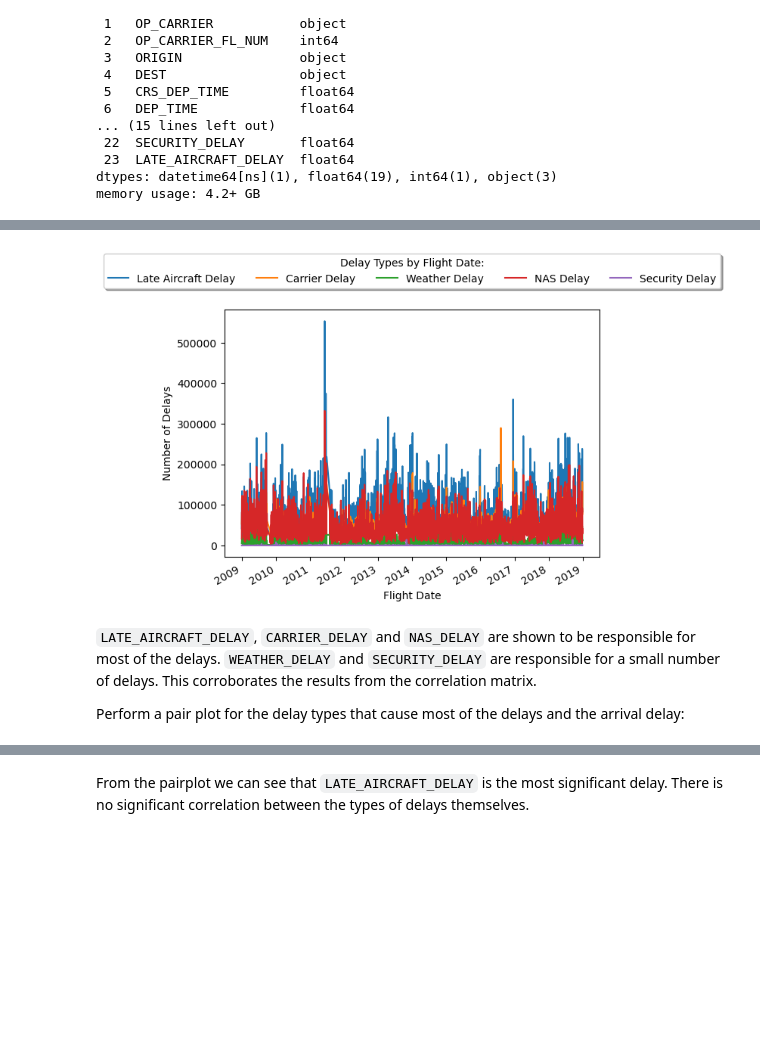
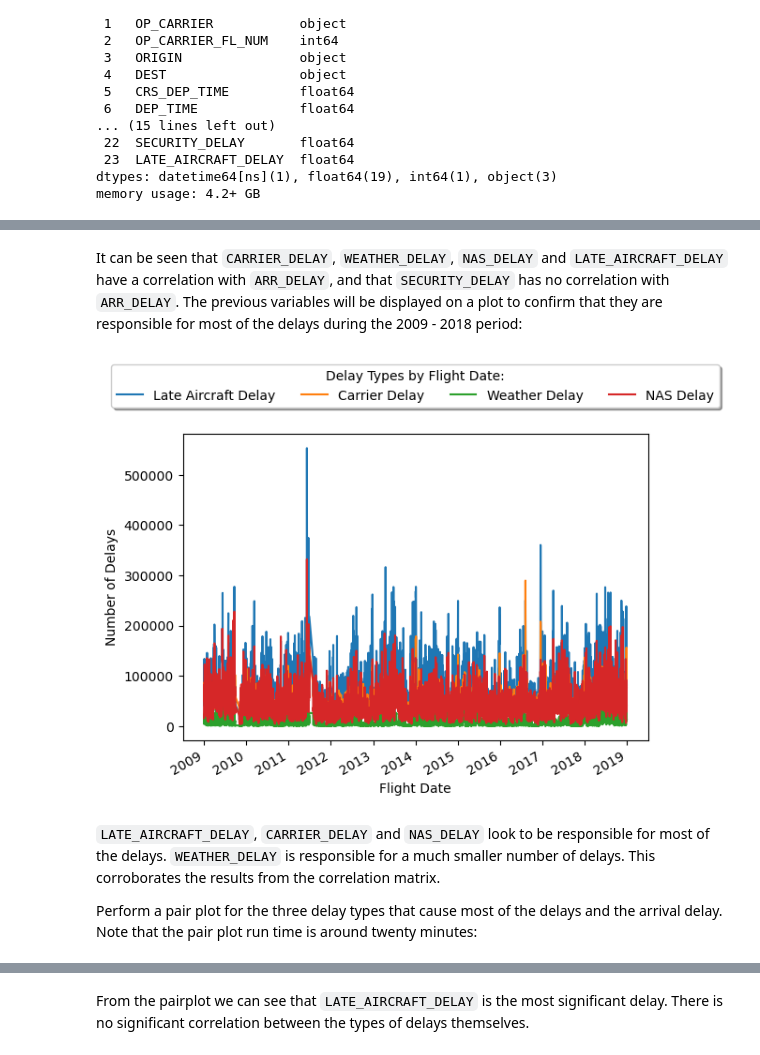
Before and after one commit to misterpsmith/wgu-d195, a Jupyter notebook: flight-delay-causes.ipynb, the cells around one changed output, grey strips where cells are left out. Saved outputs shown, nothing was run; the diff lists cells and outputs as text; code cells hidden in the pictures; blank space fills up the shorter version.

```diff
--- a/flight-delay-causes.ipynb
+++ b/flight-delay-causes.ipynb
@@ -365,9 +365,7 @@ After removing cancelled and diverted flights: (60438213, 27)
 The `CANCELLED`, `CANCELLATION_CODE` and `DIVERTED` columns are removed from the main dataset, since they are not needed, and the number of rows and columns in the main dataset are displayed:
 # %%
 # Remove CANCELLED, CANCELLATION_CODE and DIVERTED columns from the dataset.
-flights.drop(['CANCELLED'], axis = 1, inplace = True)
-flights.drop(['CANCELLATION_CODE'], axis = 1, inplace = True)
-flights.drop(['DIVERTED'], axis = 1, inplace = True)
+flights.drop(['CANCELLED', 'CANCELLATION_CODE', 'DIVERTED'], axis = 1, inplace = True)
 
 # Show the number of rows and columns after the columns have been removed.
 print("Remaining rows x columns:", flights.shape)
@@ -587,0 +594,7 @@ It can be seen that `CARRIER_DELAY`, `WEATHER_DELAY`, `NAS_DELAY` and `LATE_AIRC
+# %%
+# Remove the multicollinear columns.
+flights.drop(['DEP_TIME', 'WHEELS_OFF', 'CRS_DEP_TIME', 'WHEELS_ON', 'ARR_TIME', 'DEP_DELAY',
+              'ACTUAL_ELAPSED_TIME', 'CRS_ELAPSED_TIME', 'AIR_TIME', 'DISTANCE'], axis = 1, inplace = True)
+
+# Display the structure of the dataset to show that these columns were removed.
+flights.info()
@@ -588,26 +626,27 @@ It can be seen that `CARRIER_DELAY`, `WEATHER_DELAY`, `NAS_DELAY` and `LATE_AIRC
+# %% [markdown]
+It can be seen that `CARRIER_DELAY`, `WEATHER_DELAY`, `NAS_DELAY` and `LATE_AIRCRAFT_DELAY` have a correlation with `ARR_DELAY`, and that `SECURITY_DELAY` has no correlation with `ARR_DELAY`. The previous variables will be displayed on a plot to confirm that they are responsible for most of the delays during the 2009 - 2018 period:
 # %%
 # Produce a plot based on the correlated DELAY variables by flight date.
 # Create a dataset that contain only the correlated DELAY columns and the FL_DATE column.
-flights_subset = flights.filter(['FL_DATE', 'CARRIER_DELAY', 'WEATHER_DELAY', 'NAS_DELAY',
-                                 'SECURITY_DELAY', 'LATE_AIRCRAFT_DELAY'], axis = 1)
+flights_subset = flights.filter(['FL_DATE', 'CARRIER_DELAY', 'WEATHER_DELAY', 'NAS_DELAY', 'LATE_AIRCRAFT_DELAY'], axis = 1)
 
 # Group by those variables set up the plot options.
 flights_subset = flights_subset.groupby('FL_DATE')[['LATE_AIRCRAFT_DELAY', 'CARRIER_DELAY',
-                                                   'WEATHER_DELAY', 'NAS_DELAY', 'SECURITY_DELAY']].sum().plot()
-flights_subset.legend(['Late Aircraft Delay', 'Carrier Delay', 'Weather Delay', 'NAS Delay', 'Security Delay'],
+                                                   'WEATHER_DELAY', 'NAS_DELAY']].sum().plot()
+flights_subset.legend(['Late Aircraft Delay', 'Carrier Delay', 'Weather Delay', 'NAS Delay'],
                       loc = 'upper center', title = 'Delay Types by Flight Date:', bbox_to_anchor = (0.5, 1.25),
                       ncol = 5, fancybox = True, shadow = True)
 plot.xlabel('Flight Date')
 plot.ylabel('Number of Delays')
 
 # Display the plot.
 plot.show()
 # %% [output]
-[figure, old version]
+[figure, new version]
 # %% [markdown]
-`LATE_AIRCRAFT_DELAY`, `CARRIER_DELAY` and `NAS_DELAY` are shown to be responsible for most of the delays. `WEATHER_DELAY` and `SECURITY_DELAY` are responsible for a small number of delays.  This corroborates the results from the correlation matrix.
+`LATE_AIRCRAFT_DELAY`, `CARRIER_DELAY` and `NAS_DELAY` look to be responsible for most of the delays. `WEATHER_DELAY` is responsible for a much smaller number of delays.  This corroborates the results from the correlation matrix.
 
-Perform a pair plot for the delay types that cause most of the delays and the arrival delay:
+Perform a pair plot for the three delay types that cause most of the delays and the arrival delay. Note that the pair plot run time is around twenty minutes:
 # %%
 # Create a pair plot for three types of delays and arrival time.
 sb.set()
```
Also changed, not shown: parts of 16 cells of this notebook.
